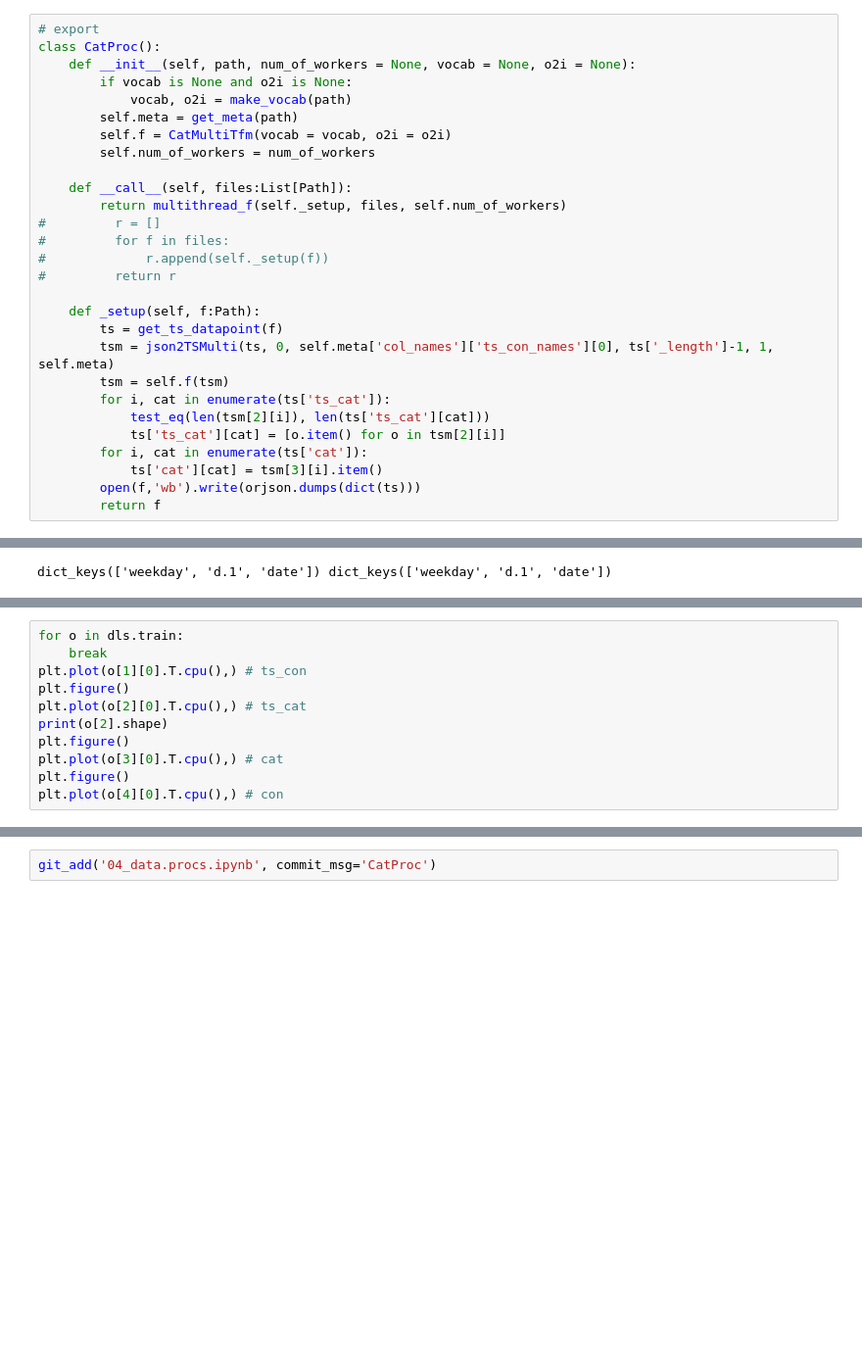
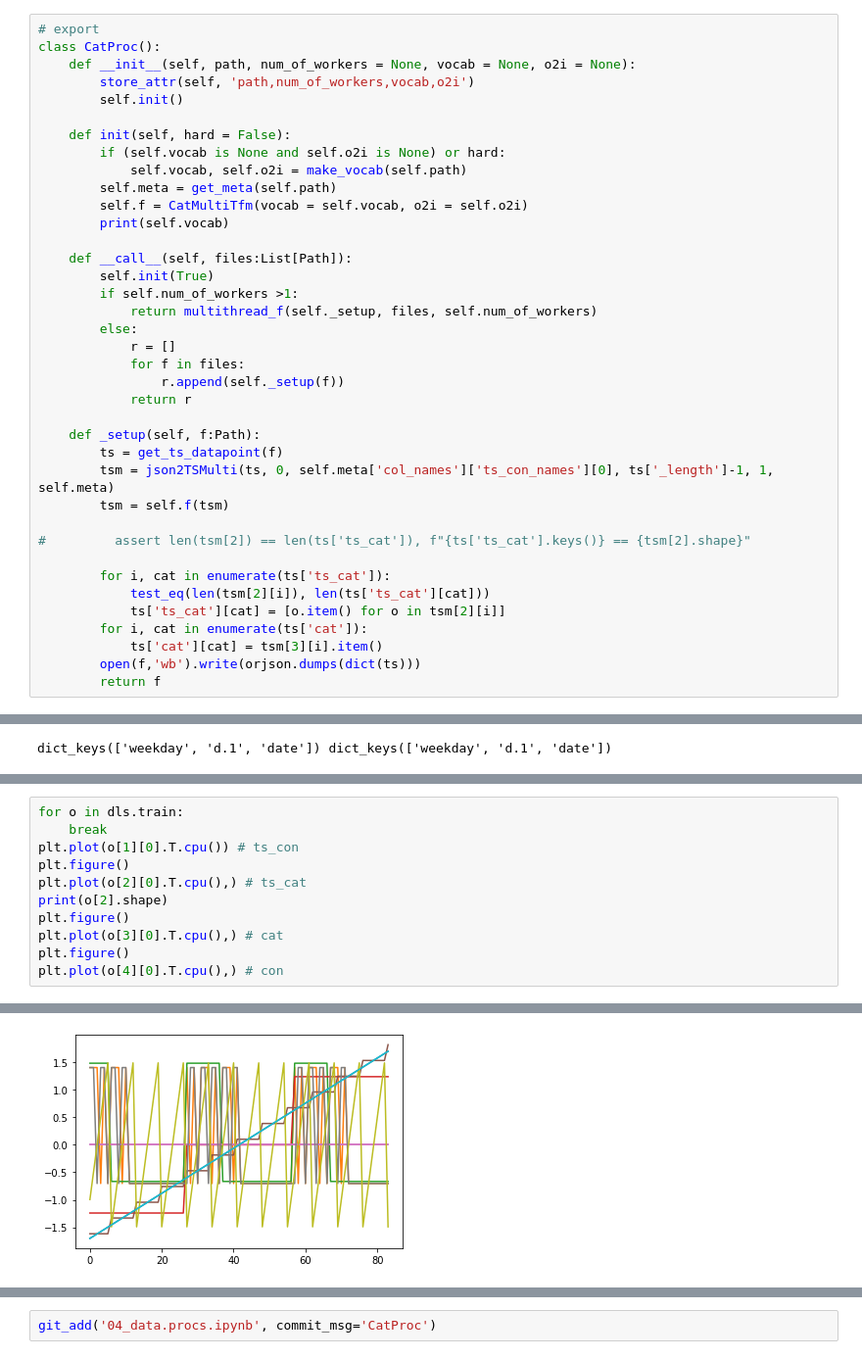
Before and after one commit to takotab/fastseq, a Jupyter notebook: nbs/04_data.procs.ipynb, the cells around one changed output, grey strips where cells are left out. Shown at 98% size. Saved outputs shown, nothing was run; the diff lists cells and outputs as text; blank space fills up the shorter version.

```diff
--- a/nbs/04_data.procs.ipynb
+++ b/nbs/04_data.procs.ipynb
@@ -30,23 +30,33 @@ import orjson
 # export
 class CatProc():
     def __init__(self, path, num_of_workers = None, vocab = None, o2i = None):
-        if vocab is None and o2i is None:
-            vocab, o2i = make_vocab(path)
-        self.meta = get_meta(path)
-        self.f = CatMultiTfm(vocab = vocab, o2i = o2i)
-        self.num_of_workers = num_of_workers
+        store_attr(self, 'path,num_of_workers,vocab,o2i')
+        self.init()
+
+    def init(self, hard = False):
+        if (self.vocab is None and self.o2i is None) or hard:
+            self.vocab, self.o2i = make_vocab(self.path)
+        self.meta = get_meta(self.path)
+        self.f = CatMultiTfm(vocab = self.vocab, o2i = self.o2i)
+        print(self.vocab)
 
     def __call__(self, files:List[Path]):
-        return multithread_f(self._setup, files, self.num_of_workers)
-#         r = []
-#         for f in files:
-#             r.append(self._setup(f))
-#         return r
+        self.init(True)
+        if self.num_of_workers >1:
+            return multithread_f(self._setup, files, self.num_of_workers)
+        else:
+            r = []
+            for f in files:
+                r.append(self._setup(f))
+            return r
 
     def _setup(self, f:Path):
         ts = get_ts_datapoint(f)
         tsm = json2TSMulti(ts, 0, self.meta['col_names']['ts_con_names'][0], ts['_length']-1, 1, self.meta)
         tsm = self.f(tsm)
+
+#         assert len(tsm[2]) == len(ts['ts_cat']), f"{ts['ts_cat'].keys()} == {tsm[2].shape}"
+
         for i, cat in enumerate(ts['ts_cat']):
             test_eq(len(tsm[2][i]), len(ts['ts_cat'][cat]))
             ts['ts_cat'][cat] = [o.item() for o in tsm[2][i]]
@@ -219,7 +239,7 @@ KeyError: 'Day'
 # %%
 for o in dls.train:
     break
-plt.plot(o[1][0].T.cpu(),) # ts_con
+plt.plot(o[1][0].T.cpu()) # ts_con
 plt.figure()
 plt.plot(o[2][0].T.cpu(),) # ts_cat
 print(o[2].shape)
@@ -227,3 +247,4 @@ plt.figure()
 plt.plot(o[3][0].T.cpu(),) # cat
 plt.figure()
 plt.plot(o[4][0].T.cpu(),) # con
+# %% [output]
@@ -229,0 +253 @@ plt.plot(o[4][0].T.cpu(),) # con
+[figure, added]
```
Also changed, not shown: parts of 10 cells of this notebook, 1 other file.
